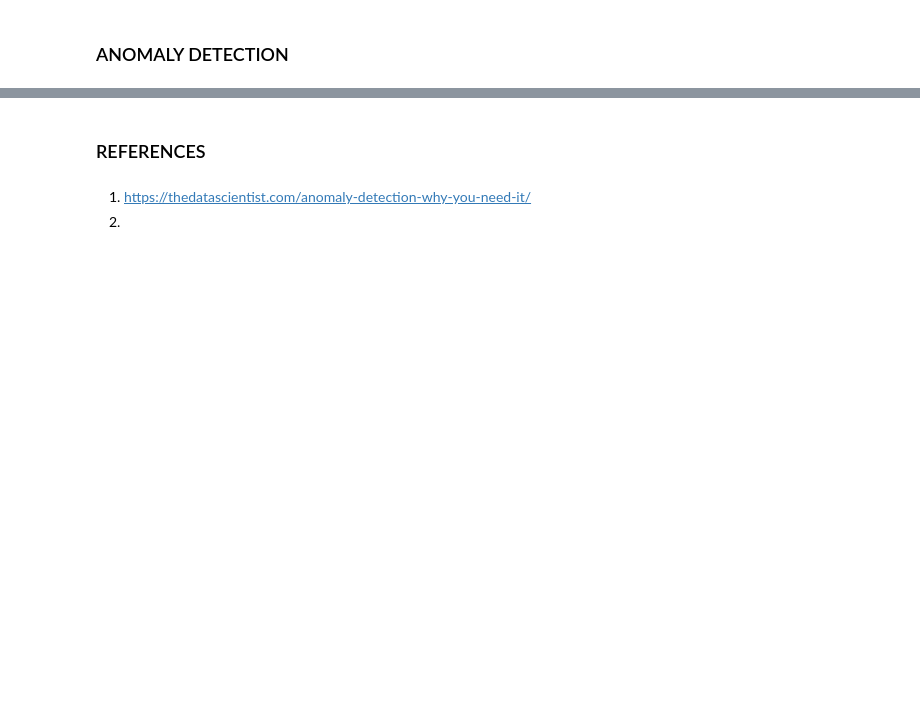
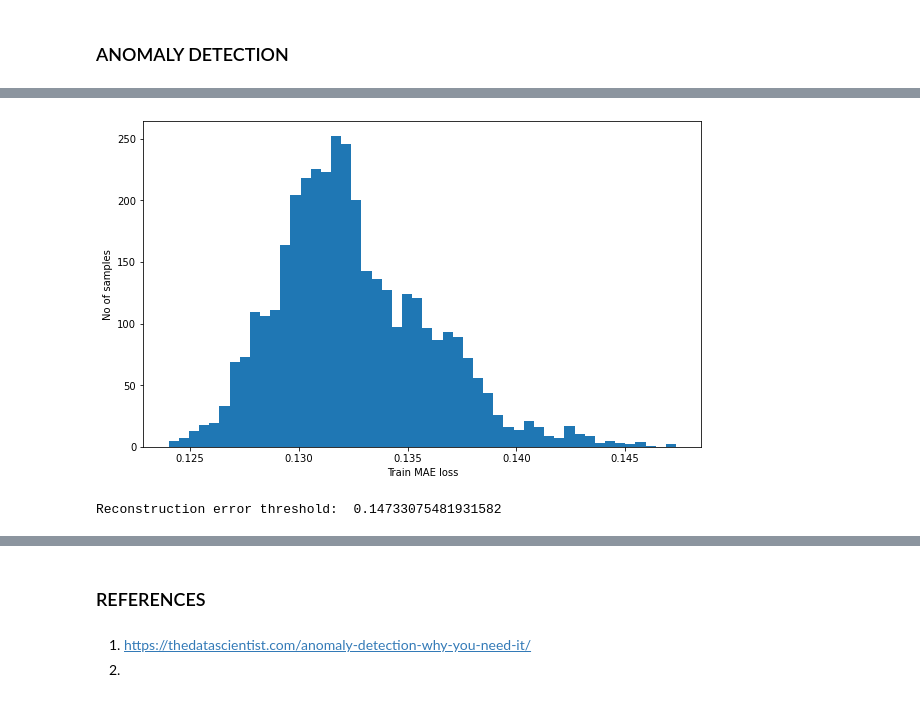
Before and after one commit to AnteDujic/MLS---Assesment, a Jupyter notebook: Practicals/05 - anomaly_detection.ipynb, the cells around one changed output, grey strips where cells are left out. Drawn from its saved outputs; the diff is of its cells as text; code cells hidden in the pictures; blank space fills up the shorter version.

```diff
--- a/Practicals/05 - anomaly_detection.ipynb
+++ b/Practicals/05 - anomaly_detection.ipynb
@@ -460,0 +498,18 @@ plt.show()
+# %%
+#
+fig, ax = plt.subplots(figsize=(10, 6))
+#
+ax.hist(train_mae_loss, bins=50)
+#
+ax.set_xlabel("Train MAE loss")
+#
+ax.set_ylabel("No of samples");
+# %% [output]
+[figure, added]
+# %%
+# Get reconstruction loss threshold.
+threshold = np.max(train_mae_loss)
+#
+print("Reconstruction error threshold: ", threshold)
+# %% [output]
+Reconstruction error threshold:  0.14733075481931582
```
Also changed, not shown: parts of 30 cells of this notebook.
